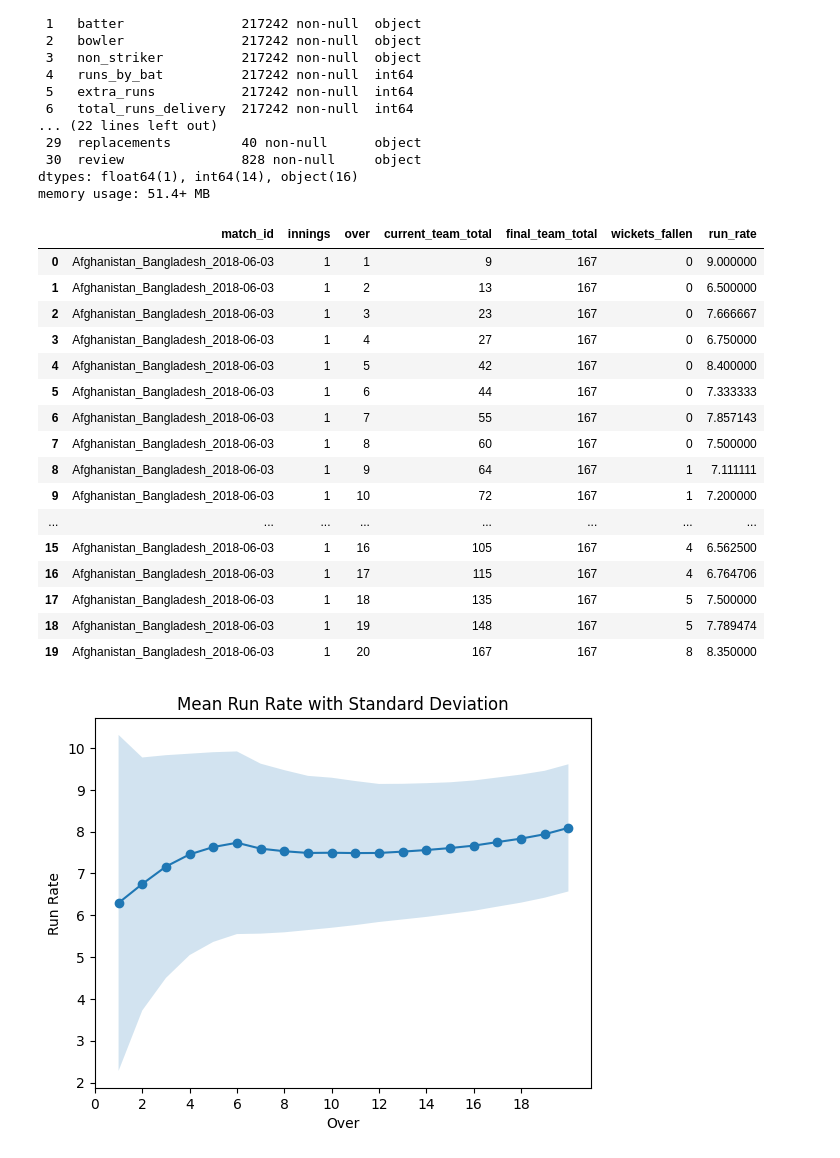
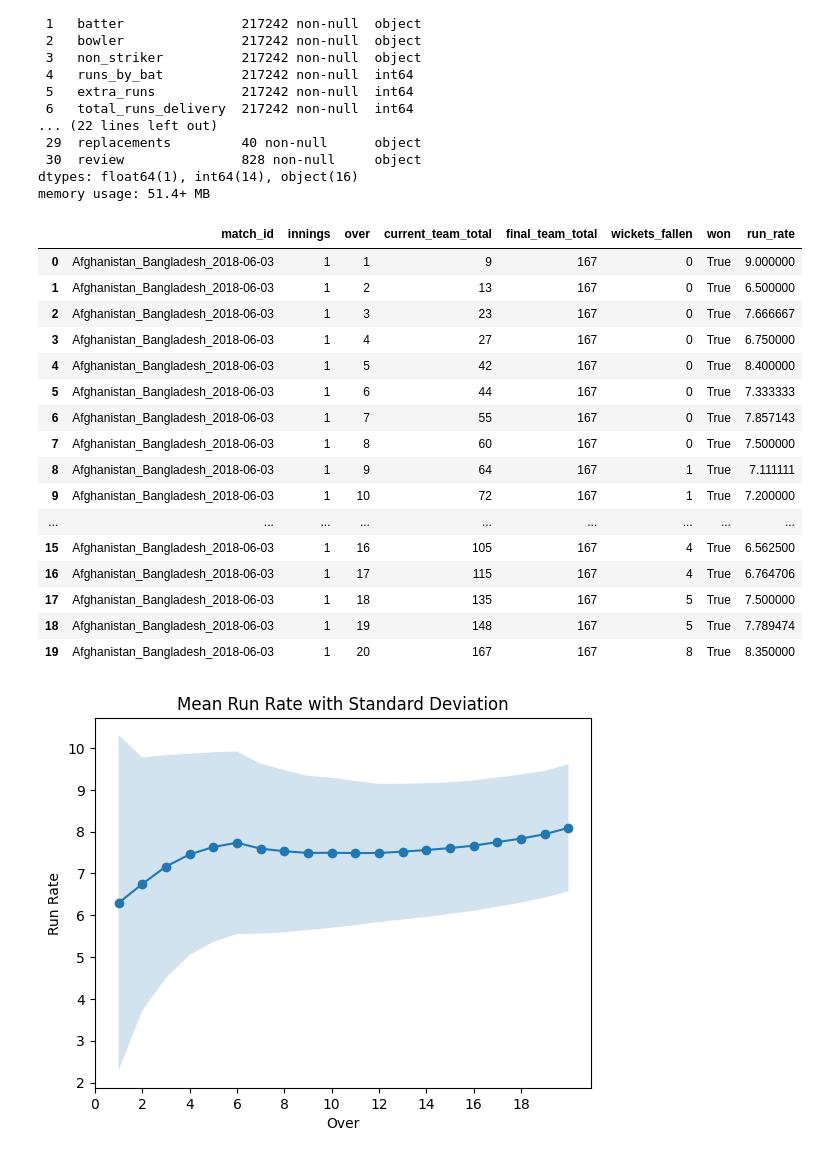
Before and after one commit to 19Kaumini/e19-co544-cricket-analytics-and-prediction, a Jupyter notebook: EDA/RunRateProgression.ipynb, the cells around one changed output. Saved outputs shown, nothing was run; the diff lists cells and outputs as text; code cells hidden in the pictures.

```diff
--- a/EDA/RunRateProgression.ipynb
+++ b/EDA/RunRateProgression.ipynb
@@ -26,42 +26,47 @@ dtypes: float64(1), int64(14), object(16)
 memory usage: 51.4+ MB
 # %%
 # Drop the columns that are not needed
-columns_needed = ['match_id', 'over', 'delivery', 'current_team_total', 'final_team_total', 'wickets_fallen', 'innings']
+columns_needed = ['match_id', 'over', 'delivery', 'current_team_total', 'final_team_total', 'wickets_fallen', 'innings', 'batting_team','winning_team']
 rrdata = data[columns_needed]
 # %%
 # only the last entry of an over is needed
 # to get this, we will group the data by match_id, innings and over
 # and then get the last entry of each group
 rrdata = rrdata.groupby(['match_id', 'innings', 'over']).last().reset_index()
 
+# # create a new column indicating won or lost status
+rrdata['won'] = rrdata['batting_team'] == rrdata['winning_team']
+
+# drop 'batting_team' and 'winning_team' columns
+rrdata = rrdata.drop(['batting_team', 'winning_team'], axis=1)
 
 # drop the columns the delivery
 rrdata = rrdata.drop('delivery', axis=1)
 
 # offset over by 1
 rrdata['over'] = rrdata['over'] + 1
 
 # calculate the run rate
 rrdata['run_rate'] = rrdata['current_team_total'] / (rrdata['over'])
 rrdata.head(20)
 # %% [output]
-|  | match_id | innings | over | current_team_total | final_team_total | wickets_fallen | run_rate |
-| 0 | Afghanistan_Bangladesh_2018-06-03 | 1 | 1 | 9 | 167 | 0 | 9.000000 |
-| 1 | Afghanistan_Bangladesh_2018-06-03 | 1 | 2 | 13 | 167 | 0 | 6.500000 |
-| 2 | Afghanistan_Bangladesh_2018-06-03 | 1 | 3 | 23 | 167 | 0 | 7.666667 |
-| 3 | Afghanistan_Bangladesh_2018-06-03 | 1 | 4 | 27 | 167 | 0 | 6.750000 |
-| 4 | Afghanistan_Bangladesh_2018-06-03 | 1 | 5 | 42 | 167 | 0 | 8.400000 |
-| 5 | Afghanistan_Bangladesh_2018-06-03 | 1 | 6 | 44 | 167 | 0 | 7.333333 |
-| 6 | Afghanistan_Bangladesh_2018-06-03 | 1 | 7 | 55 | 167 | 0 | 7.857143 |
-| 7 | Afghanistan_Bangladesh_2018-06-03 | 1 | 8 | 60 | 167 | 0 | 7.500000 |
-| 8 | Afghanistan_Bangladesh_2018-06-03 | 1 | 9 | 64 | 167 | 1 | 7.111111 |
-| 9 | Afghanistan_Bangladesh_2018-06-03 | 1 | 10 | 72 | 167 | 1 | 7.200000 |
-| ... | ... | ... | ... | ... | ... | ... | ... |
-| 15 | Afghanistan_Bangladesh_2018-06-03 | 1 | 16 | 105 | 167 | 4 | 6.562500 |
-| 16 | Afghanistan_Bangladesh_2018-06-03 | 1 | 17 | 115 | 167 | 4 | 6.764706 |
-| 17 | Afghanistan_Bangladesh_2018-06-03 | 1 | 18 | 135 | 167 | 5 | 7.500000 |
-| 18 | Afghanistan_Bangladesh_2018-06-03 | 1 | 19 | 148 | 167 | 5 | 7.789474 |
-| 19 | Afghanistan_Bangladesh_2018-06-03 | 1 | 20 | 167 | 167 | 8 | 8.350000 |
+|  | match_id | innings | over | current_team_total | final_team_total | wickets_fallen | won | run_rate |
+| 0 | Afghanistan_Bangladesh_2018-06-03 | 1 | 1 | 9 | 167 | 0 | True | 9.000000 |
+| 1 | Afghanistan_Bangladesh_2018-06-03 | 1 | 2 | 13 | 167 | 0 | True | 6.500000 |
+| 2 | Afghanistan_Bangladesh_2018-06-03 | 1 | 3 | 23 | 167 | 0 | True | 7.666667 |
+| 3 | Afghanistan_Bangladesh_2018-06-03 | 1 | 4 | 27 | 167 | 0 | True | 6.750000 |
+| 4 | Afghanistan_Bangladesh_2018-06-03 | 1 | 5 | 42 | 167 | 0 | True | 8.400000 |
+| 5 | Afghanistan_Bangladesh_2018-06-03 | 1 | 6 | 44 | 167 | 0 | True | 7.333333 |
+| 6 | Afghanistan_Bangladesh_2018-06-03 | 1 | 7 | 55 | 167 | 0 | True | 7.857143 |
+| 7 | Afghanistan_Bangladesh_2018-06-03 | 1 | 8 | 60 | 167 | 0 | True | 7.500000 |
+| 8 | Afghanistan_Bangladesh_2018-06-03 | 1 | 9 | 64 | 167 | 1 | True | 7.111111 |
+| 9 | Afghanistan_Bangladesh_2018-06-03 | 1 | 10 | 72 | 167 | 1 | True | 7.200000 |
+| ... | ... | ... | ... | ... | ... | ... | ... | ... |
+| 15 | Afghanistan_Bangladesh_2018-06-03 | 1 | 16 | 105 | 167 | 4 | True | 6.562500 |
+| 16 | Afghanistan_Bangladesh_2018-06-03 | 1 | 17 | 115 | 167 | 4 | True | 6.764706 |
+| 17 | Afghanistan_Bangladesh_2018-06-03 | 1 | 18 | 135 | 167 | 5 | True | 7.500000 |
+| 18 | Afghanistan_Bangladesh_2018-06-03 | 1 | 19 | 148 | 167 | 5 | True | 7.789474 |
+| 19 | Afghanistan_Bangladesh_2018-06-03 | 1 | 20 | 167 | 167 | 8 | True | 8.350000 |
 # %%
 # finding  the mean run rate for each over
 rrdata_grouped_over = rrdata.groupby('over')
```
Also changed, not shown: parts of 1 cell of this notebook, 3 other files.
